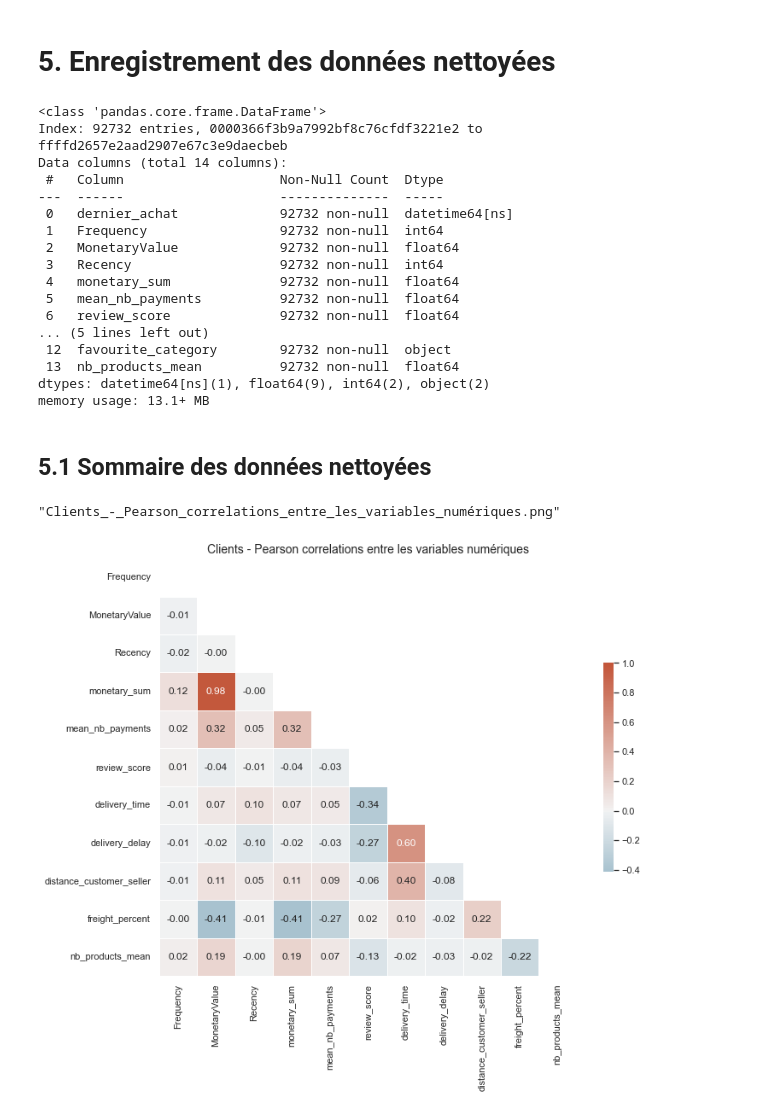
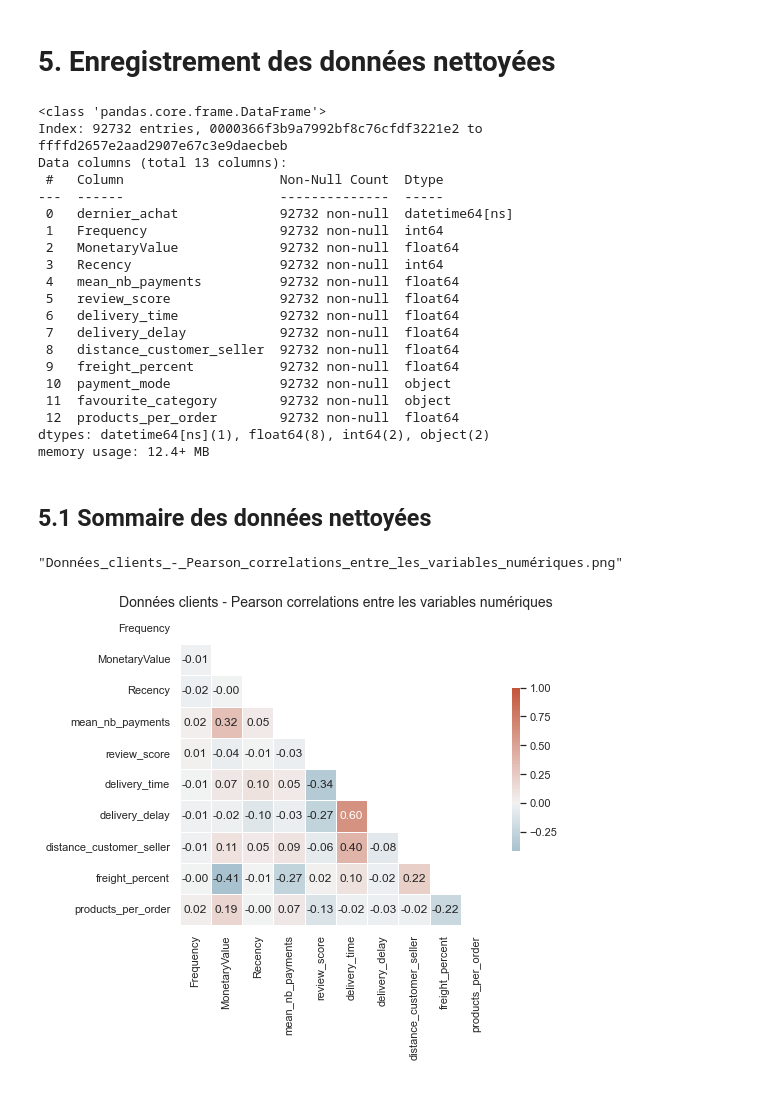
Before and after one commit to mrcreasey/oc-ds-p5-unsupervised-clustering, a Jupyter notebook: P5_01_analyse.ipynb, the cells around one changed output. Cells and saved outputs as stored; diff of their text form; code cells hidden in the pictures.

Commit message:
remove feature monetary_sum, comment order_reviews

```diff
--- a/P5_01_analyse.ipynb
+++ b/P5_01_analyse.ipynb
@@ -1335,7 +1351,6 @@ Index(['order_purchase_timestamp', 'order_approved_at',
       dtype='object')
 # %%
 commandes_agg = commandes.groupby("customer_unique_id").agg(
-    monetary_sum=('payment_value', 'sum'),
     mean_nb_payments=('payment_installments', 'mean'),
     review_score=('review_score', 'mean')
 )
@@ -1887,7 +1902,7 @@ Index(['review_score', 'review_nb_comments', 'review_nb_title',
        'year', 'month', 'weekday', 'hour_of_day'],
       dtype='object')
 # %%
-def plot_correlation_heatmap(df: pd.DataFrame, method_corr='pearson'):
+def plot_correlation_heatmap(df: pd.DataFrame, method_corr='pearson', figsize=(11, 9)):
     """
     Heatmap des correlations entre variables numériques
     """
@@ -1896,7 +1911,7 @@ def plot_correlation_heatmap(df: pd.DataFrame, method_corr='pearson'):
     mask = np.triu(np.ones_like(corr_tab, dtype=bool))
 
     # Set up the matplotlib figure
-    plt.subplots(figsize=(11, 9))
+    plt.subplots(figsize=figsize)
 
     # Generate a custom diverging colormap
     cmap = sns.diverging_palette(230, 20, as_cmap=True)
@@ -2234,7 +2257,8 @@ sns.despine()
 # %% [markdown]
 ### Freight value comme pourcentage du prix total
 # %%
-commande_items['freight_percentage']=commande_items['freight_value']/commande_items['payment_value']
+commande_items['freight_percentage'] = commande_items['freight_value'] / \
+    commande_items['payment_value']
 commande_items['freight_percentage'].hist(bins=60)
 sns.despine()
 # %% [output]
@@ -2246,22 +2270,24 @@ sns.despine()
 # %%
 
 commande_features_agg = commande_items.groupby('customer_unique_id').agg(
-    delivery_time =('delivery_time_actual', 'mean'),
-    delivery_delay =('delivery_time_diff', 'mean'),
+    delivery_time=('delivery_time_actual', 'mean'),
+    delivery_delay=('delivery_time_diff', 'mean'),
     distance_customer_seller=('distance_km', 'mean'),
-    freight_percent=('freight_percentage','mean'),
-    payment_mode =('payment_type', agg_set),
-    favourite_category=('product_category',pd.Series.mode)
+    freight_percent=('freight_percentage', 'mean'),
+    payment_mode=('payment_type', agg_set),
+    favourite_category=('product_category', pd.Series.mode)
 )
 
-nb_produits=commande_items.groupby('customer_unique_id')['product_id'].count()
-nb_commandes= commandes.groupby('customer_unique_id')['order_id'].count()
-nb_produits_moyenne=(nb_produits/nb_commandes).to_frame(name='nb_products_mean')
+nb_produits = commande_items.groupby('customer_unique_id')[
+    'product_id'].count()
+nb_commandes = commandes.groupby('customer_unique_id')['order_id'].count()
+nb_produits_moyenne = (
+    nb_produits/nb_commandes).to_frame(name='products_per_order')
 
-clients_agg=(clients
-.join(commande_features_agg, how='left')
-.join(nb_produits_moyenne, how='left')
-)
+clients_agg = (clients
+               .join(commande_features_agg, how='left')
+               .join(nb_produits_moyenne, how='left')
+               )
 # %% [markdown]
 # 5. Enregistrement des données nettoyées
 # %%
@@ -2269,30 +2295,35 @@ clients_agg.info(verbose=True)
 # %% [output]
 <class 'pandas.core.frame.DataFrame'>
 Index: 92732 entries, 0000366f3b9a7992bf8c76cfdf3221e2 to ffffd2657e2aad2907e67c3e9daecbeb
-Data columns (total 14 columns):
+Data columns (total 13 columns):
  #   Column                    Non-Null Count  Dtype
 ---  ------                    --------------  -----
  0   dernier_achat             92732 non-null  datetime64[ns]
  1   Frequency                 92732 non-null  int64
  2   MonetaryValue             92732 non-null  float64
  3   Recency                   92732 non-null  int64
- 4   monetary_sum              92732 non-null  float64
- 5   mean_nb_payments          92732 non-null  float64
- 6   review_score              92732 non-null  float64
-... (5 lines left out)
- 12  favourite_category        92732 non-null  object
- 13  nb_products_mean          92732 non-null  float64
-dtypes: datetime64[ns](1), float64(9), int64(2), object(2)
-memory usage: 13.1+ MB
+ 4   mean_nb_payments          92732 non-null  float64
+ 5   review_score              92732 non-null  float64
+ 6   delivery_time             92732 non-null  float64
+ 7   delivery_delay            92732 non-null  float64
+ 8   distance_customer_seller  92732 non-null  float64
+ 9   freight_percent           92732 non-null  float64
+ 10  payment_mode              92732 non-null  object
+ 11  favourite_category        92732 non-null  object
+ 12  products_per_order        92732 non-null  float64
+dtypes: datetime64[ns](1), float64(8), int64(2), object(2)
+memory usage: 12.4+ MB
 # %%
 
 clients_agg.to_csv('data/out/clients.csv')
 # %% [markdown]
 ## 5.1 Sommaire des données nettoyées
 # %%
-clients_agg.pipe(plot_correlation_heatmap, method_corr='pearson')
-plt.title(f'Clients - Pearson correlations entre les variables numériques', size=14)
+clients_agg.pipe(plot_correlation_heatmap,
+                 method_corr='pearson', figsize=(7, 6))
+plt.title(
+    f'Données clients - Pearson correlations entre les variables numériques', size=14)
 to_png()
 # %% [output]
-"Clients_-_Pearson_correlations_entre_les_variables_numériques.png"
+"Données_clients_-_Pearson_correlations_entre_les_variables_numériques.png"
-[figure, old version]
+[figure, new version]
```
Also changed, not shown: parts of 12 cells of this notebook, 2 other files.
